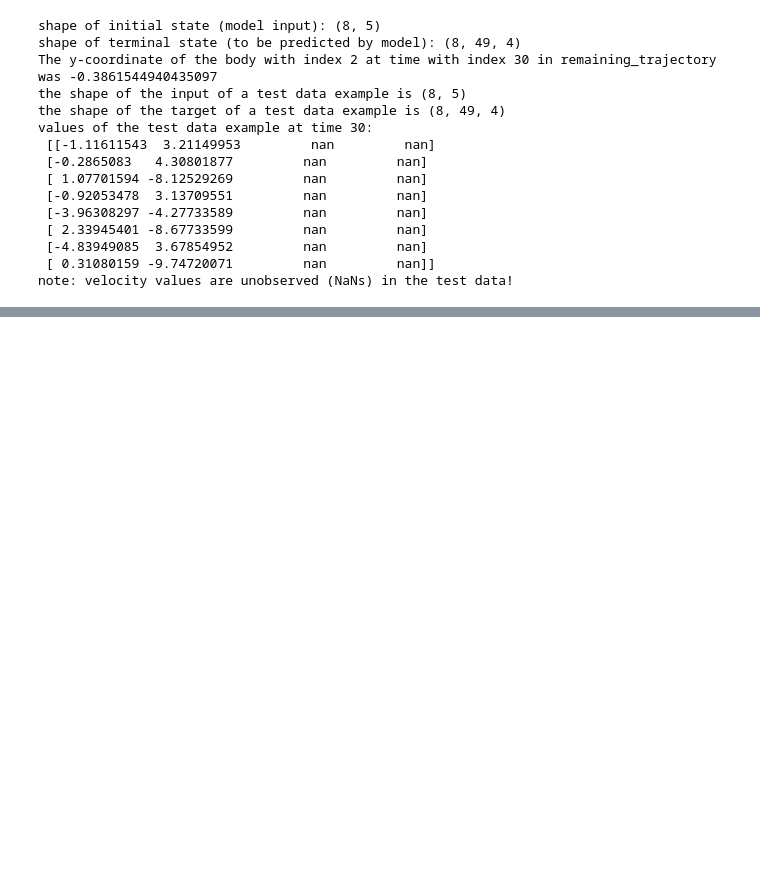
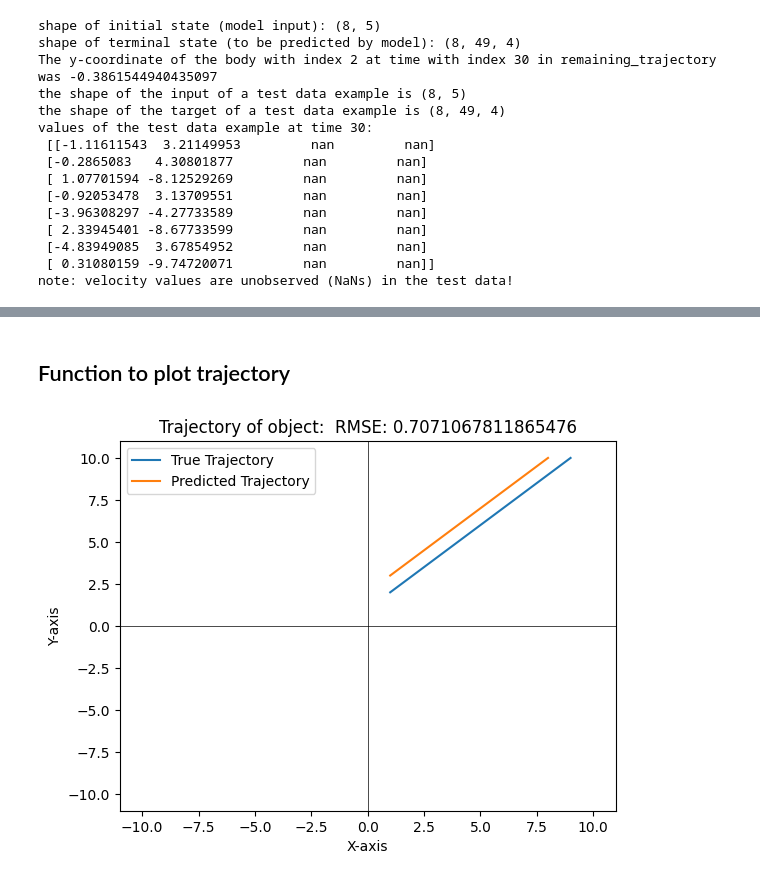
Before and after one commit to timberends4/Deep-learning, a Jupyter notebook: assignment_2/NPE.ipynb, the cells around one changed output, grey strips where cells are left out. Drawn from its saved outputs; the diff is of its cells as text; code cells hidden in the pictures; blank space fills up the shorter version.

Commit message:
Best model weights and Function for plotting trajectories

```diff
--- a/assignment_2/NPE.ipynb
+++ b/assignment_2/NPE.ipynb
@@ -463,0 +415,45 @@ with tqdm.tqdm(total=len(neightborhood_threshold)*len(hidden_units)*iterations)
+# %% [markdown]
+## Function to plot trajectory
+# %%
+import matplotlib.pyplot as plt
+
+def plot_trajectories(true_trajectory, predicted_trajectory):
+    # Extract x and y coordinates from the trajectories
+    rmse = np.sqrt(np.mean((true_trajectory - predicted_trajectory) ** 2))
+    true_x = [point[0] for point in true_trajectory]
+    true_y = [point[1] for point in true_trajectory]
+    predicted_x = [point[0] for point in predicted_trajectory]
+    predicted_y = [point[1] for point in predicted_trajectory]
+
+    # Create the plot
+    plt.figure()
+    plt.plot(true_x, true_y, label='True Trajectory')
+    plt.plot(predicted_x, predicted_y, label='Predicted Trajectory')
+
+    # Set the limits for all four quadrants
+    max_value = max(
+        max(max(true_x), max(predicted_x)),
+        max(max(true_y), max(predicted_y))
+    )
+    plt.xlim(-max_value - 1, max_value + 1)
+    plt.ylim(-max_value - 1, max_value + 1)
+
+    # Set the axes to cross at the origin
+    plt.axhline(0, color='black', linewidth=0.5)
+    plt.axvline(0, color='black', linewidth=0.5)
+
+    # Add labels and legend
+    plt.xlabel('X-axis')
+    plt.ylabel('Y-axis')
+    plt.title(f'Trajectory of object:  RMSE: {rmse}') #Make sure include object number
+    plt.legend()
+
+    # Show the plot
+    plt.show()
+# %%
+true_trajectory = np.array([(1, 2), (3, 4), (5, 6), (7, 8), (9, 10)])
+predicted_trajectory = np.array([(1, 3), (2, 4), (4, 6), (6, 8), (8, 10)])
+
+plot_trajectories(true_trajectory, predicted_trajectory)
+# %% [output]
+[figure, added]
```
Also changed, not shown: parts of 8 cells of this notebook, 3 other files.
